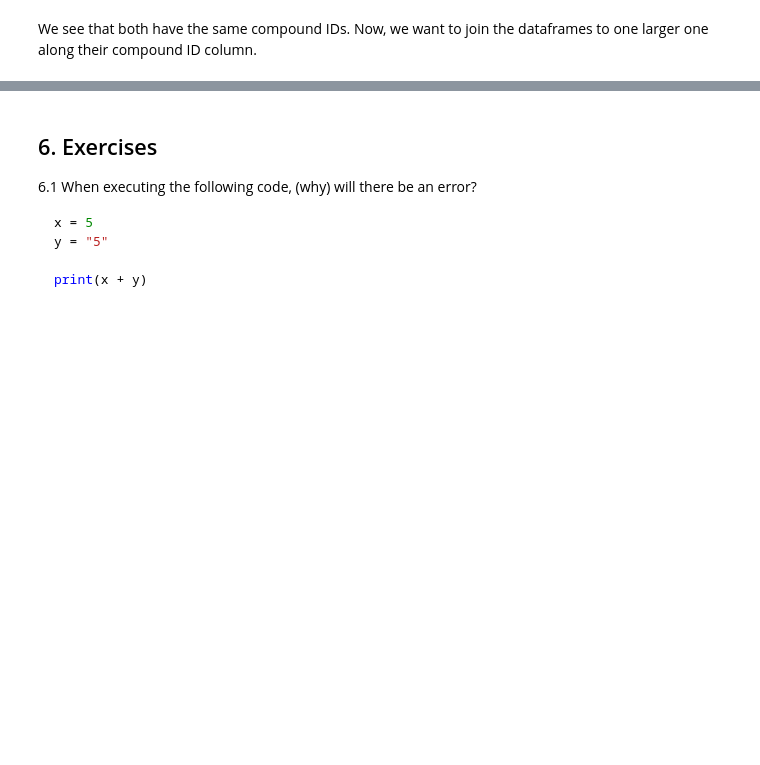
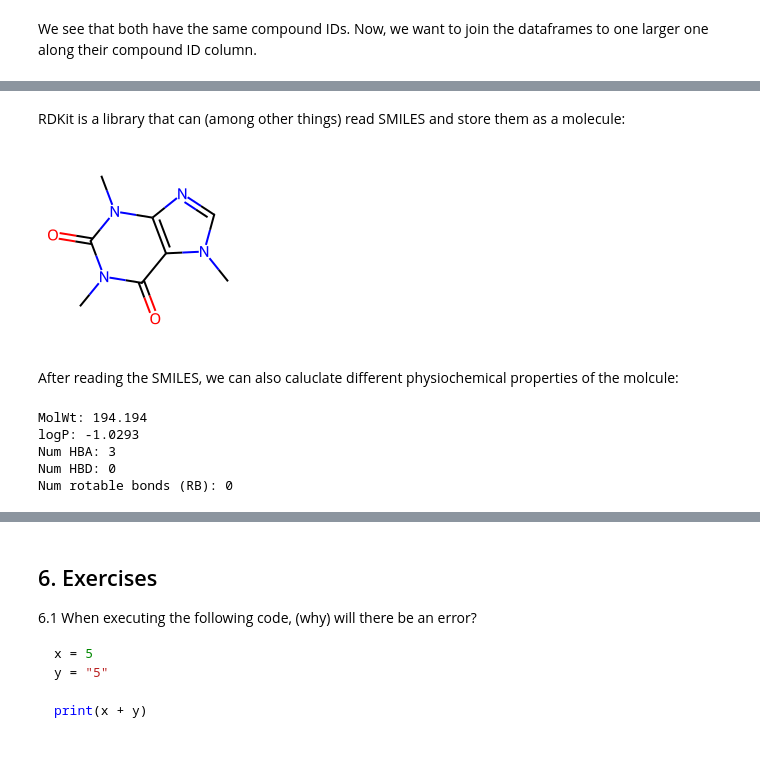
Before and after one commit to volkamerlab/ai_in_chemistry_workshop_2026, a Jupyter notebook: Intro_Session/session_0_intro_to_python.ipynb, the cells around one changed output, grey strips where cells are left out. Saved outputs shown, nothing was run; the diff lists cells and outputs as text; code cells hidden in the pictures; blank space fills up the shorter version.

```diff
--- a/Intro_Session/session_0_intro_to_python.ipynb
+++ b/Intro_Session/session_0_intro_to_python.ipynb
@@ -310,0 +361,27 @@ joined_df.head()
+# %% [markdown]
+RDKit is a library that can (among other things) read SMILES and store them as a molecule:
+# %%
+from rdkit import Chem, RDLogger
+RDLogger.DisableLog('rdApp.*')
+from rdkit.Chem import Draw, Descriptors, rdMolDescriptors
+from rdkit.Chem import PandasTools
+
+smiles_caffeine = "CN1C=NC2=C1C(=O)N(C(=O)N2C)C"
+caffeine = Chem.MolFromSmiles(smiles_caffeine)
+Draw.MolsToImage([caffeine])
+# %% [output]
+[figure, added]
+# %% [markdown]
+After reading the SMILES, we can also caluclate different physiochemical properties of the molcule:
+# %%
+print(f"MolWt: {Descriptors.MolWt(caffeine)}")
+print(f"logP: {Descriptors.MolLogP(caffeine)}")
+print(f"Num HBA: {rdMolDescriptors.CalcNumHBA(caffeine)}")
+print(f"Num HBD: {rdMolDescriptors.CalcNumHBD(caffeine)}")
+print(f"Num rotable bonds (RB): {rdMolDescriptors.CalcNumRotatableBonds(caffeine)}")
+# %% [output]
+MolWt: 194.194
+logP: -1.0293
+Num HBA: 3
+Num HBD: 0
+Num rotable bonds (RB): 0
```
Also changed, not shown: parts of 26 cells of this notebook, 5 other files.
